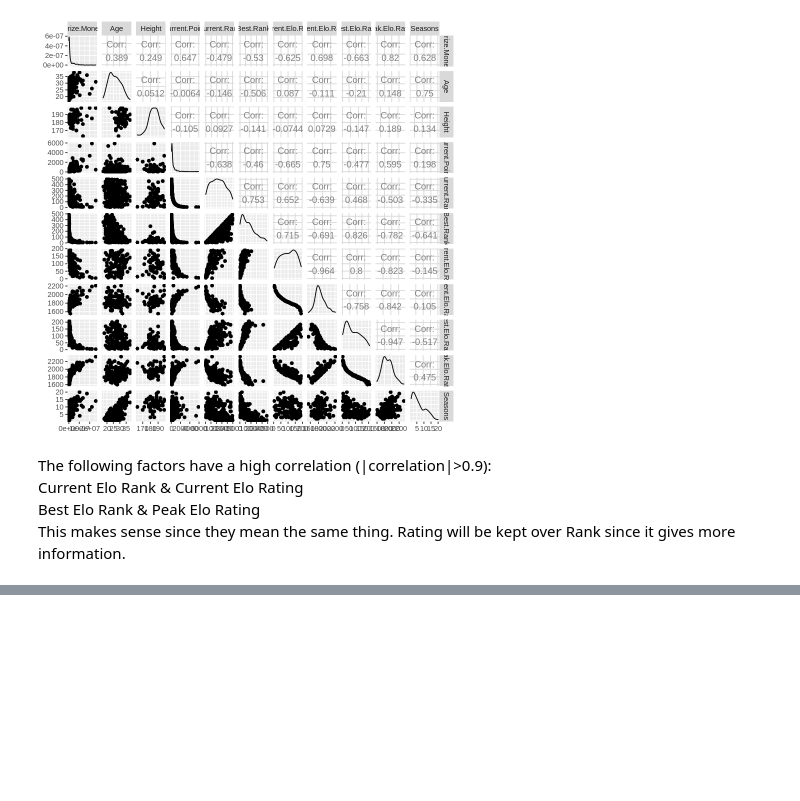
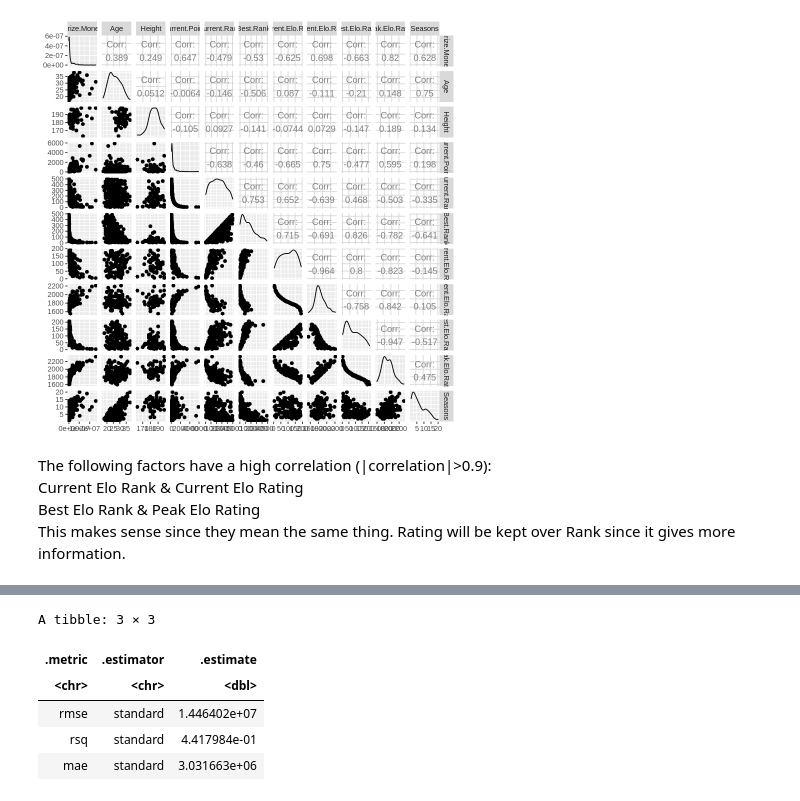
Before and after one commit to alisontucker/DSCI-100-Group-Project, a Jupyter notebook: Main_code.ipynb, the cells around one changed output, grey strips where cells are left out. Saved outputs shown, nothing was run; the diff lists cells and outputs as text; code cells hidden in the pictures; blank space fills up the shorter version.

Commit message:
summary

```diff
--- a/Main_code.ipynb
+++ b/Main_code.ipynb
@@ -317,0 +307,27 @@ A tibble: 100 × 7
+# %%
+k_min <- player_min %>%
+          pull(neighbors)
+
+player_best_spec <- nearest_neighbor(weight_func = "rectangular", neighbors = k_min) %>%
+          set_engine("kknn") %>%
+          set_mode("regression")
+
+player_best_fit <- workflow() %>%
+          add_recipe(player_recipe) %>%
+          add_model(player_best_spec) %>%
+          fit(data = player_stats_training)
+
+player_summary <- player_best_fit %>%
+           predict(player_stats_testing) %>%
+           bind_cols(player_stats_testing) %>%
+           metrics(truth = Prize.Money, estimate = .pred)
+
+# your code here
+player_summary
+# %% [output]
+A tibble: 3 × 3
+| .metric | .estimator | .estimate |
+| <chr> | <chr> | <dbl> |
+| rmse | standard | 1.446402e+07 |
+| rsq | standard | 4.417984e-01 |
+| mae | standard | 3.031663e+06 |
```
Also changed, not shown: parts of 4 cells of this notebook.
